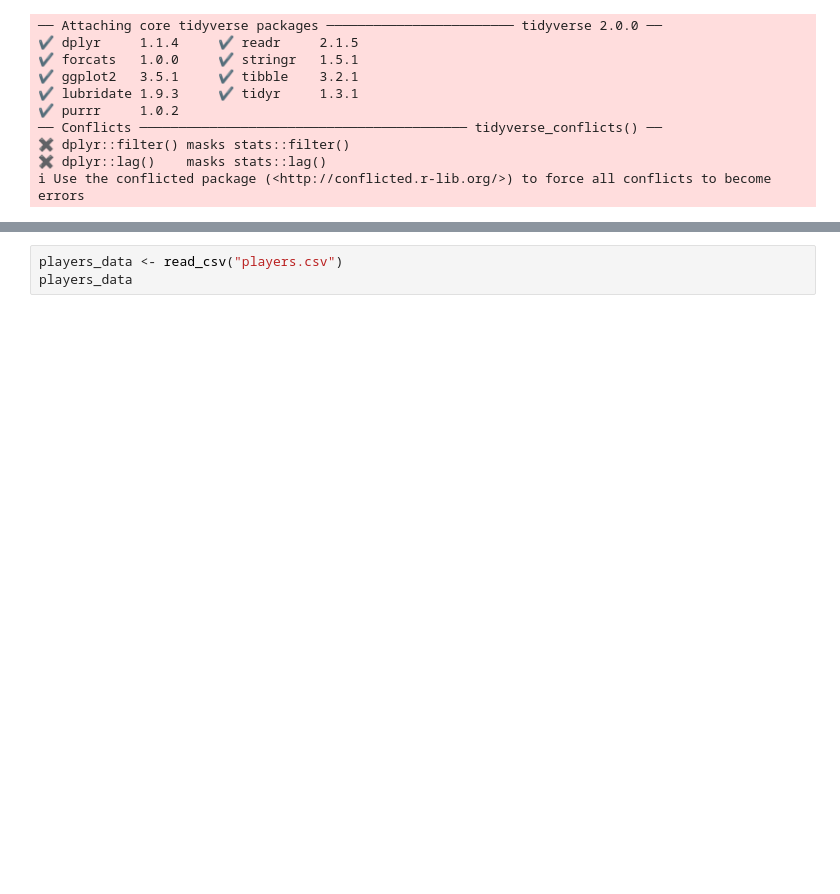
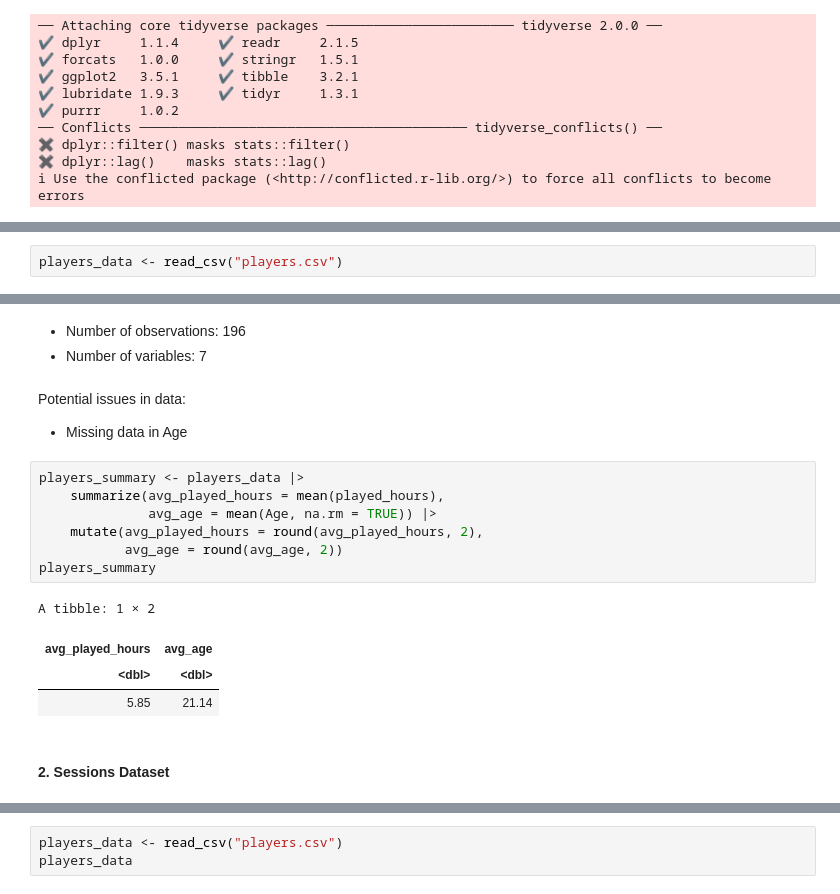
Before and after one commit to chloe8162022/individual_project_dsci100, a Jupyter notebook: individual_project.ipynb, the cells around one changed output, grey strips where cells are left out. Cells and saved outputs as stored; diff of their text form; blank space fills up the shorter version.

Commit message:
Data Description
Added data description (summary statistics, potential issues, and general info on how the data was collected) for both the players and sessions datasets.

```diff
--- a/individual_project.ipynb
+++ b/individual_project.ipynb
@@ -17,0 +22,2 @@ library(tidyverse)
+# %%
+players_data <- read_csv("players.csv")
@@ -17,0 +44,20 @@ library(tidyverse)
+# %% [markdown]
+- Number of observations: 196
+- Number of variables: 7
+# %% [markdown]
+Potential issues in data:
+- Missing data in Age
+# %%
+players_summary <- players_data |>
+    summarize(avg_played_hours = mean(played_hours),
+              avg_age = mean(Age, na.rm = TRUE)) |>
+    mutate(avg_played_hours = round(avg_played_hours, 2),
+           avg_age = round(avg_age, 2))
+players_summary
+# %% [output]
+A tibble: 1 × 2
+| avg_played_hours | avg_age |
+| <dbl> | <dbl> |
+| 5.85 | 21.14 |
+# %% [markdown]
+#### 2. Sessions Dataset
```
Also changed, not shown: parts of 14 cells of this notebook.
